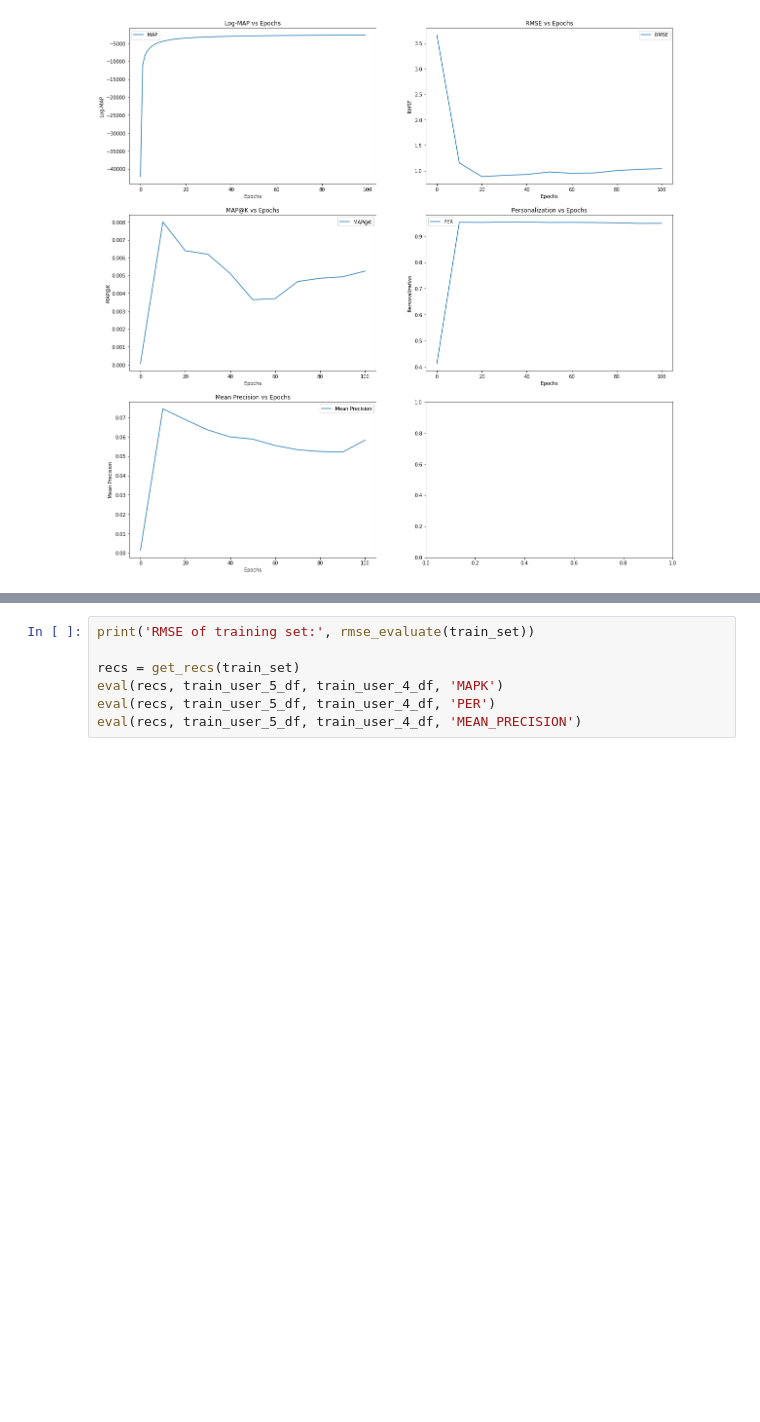
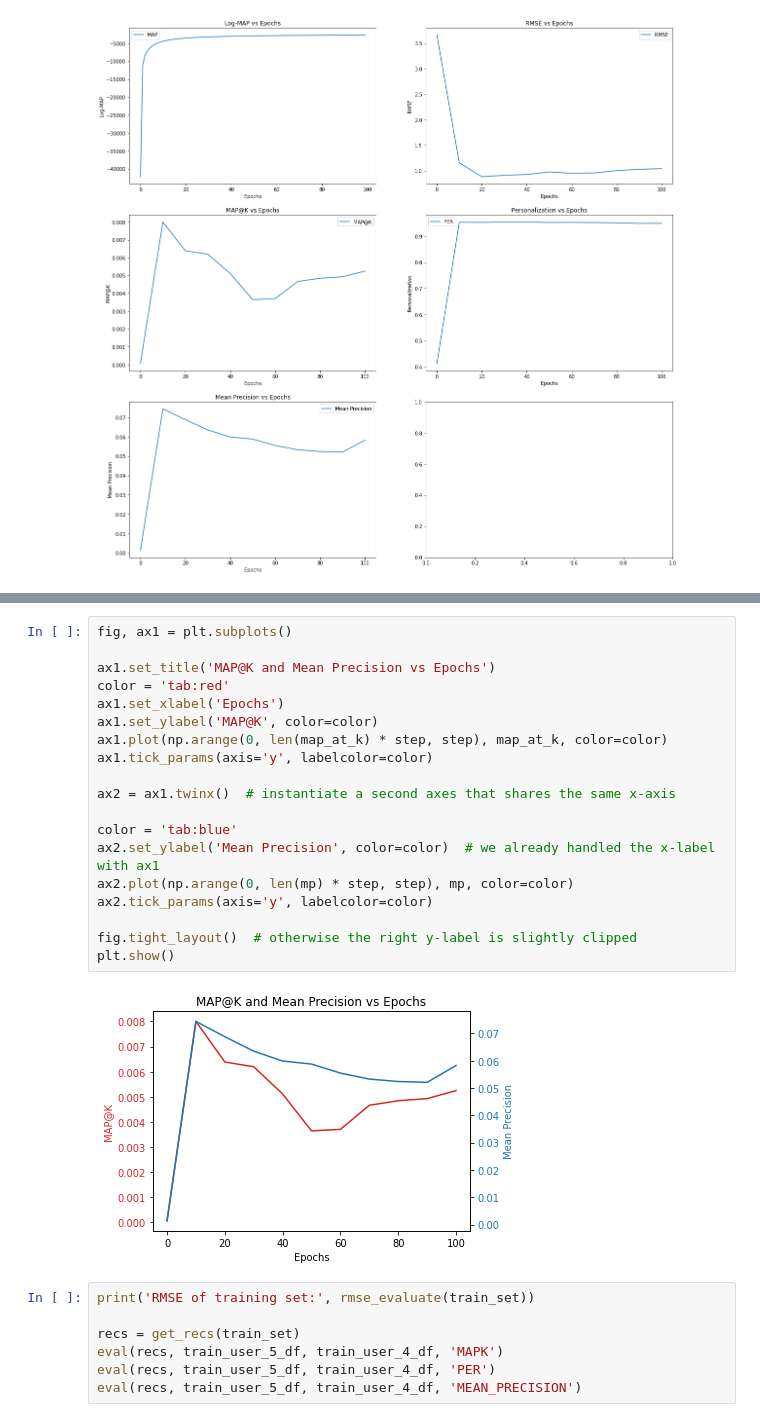
Before and after one commit to jho44/GetHuluJob, a Jupyter notebook: python_pmf.ipynb, the cells around one changed output, grey strips where cells are left out. Drawn from its saved outputs; the diff is of its cells as text; blank space fills up the shorter version.

```diff
--- a/python_pmf.ipynb
+++ b/python_pmf.ipynb
@@ -484,3 +505,24 @@ plt.show()
+# %%
+fig, ax1 = plt.subplots()
+
+ax1.set_title('MAP@K and Mean Precision vs Epochs')
+color = 'tab:red'
+ax1.set_xlabel('Epochs')
+ax1.set_ylabel('MAP@K', color=color)
+ax1.plot(np.arange(0, len(map_at_k) * step, step), map_at_k, color=color)
+ax1.tick_params(axis='y', labelcolor=color)
+
+ax2 = ax1.twinx()  # instantiate a second axes that shares the same x-axis
+
+color = 'tab:blue'
+ax2.set_ylabel('Mean Precision', color=color)  # we already handled the x-label with ax1
+ax2.plot(np.arange(0, len(mp) * step, step), mp, color=color)
+ax2.tick_params(axis='y', labelcolor=color)
+
+fig.tight_layout()  # otherwise the right y-label is slightly clipped
+plt.show()
+# %% [output]
+[figure, added]
 # %%
 print('RMSE of training set:', rmse_evaluate(train_set))
 
```
Also changed, not shown: parts of 1 cell of this notebook, 2 other files.
